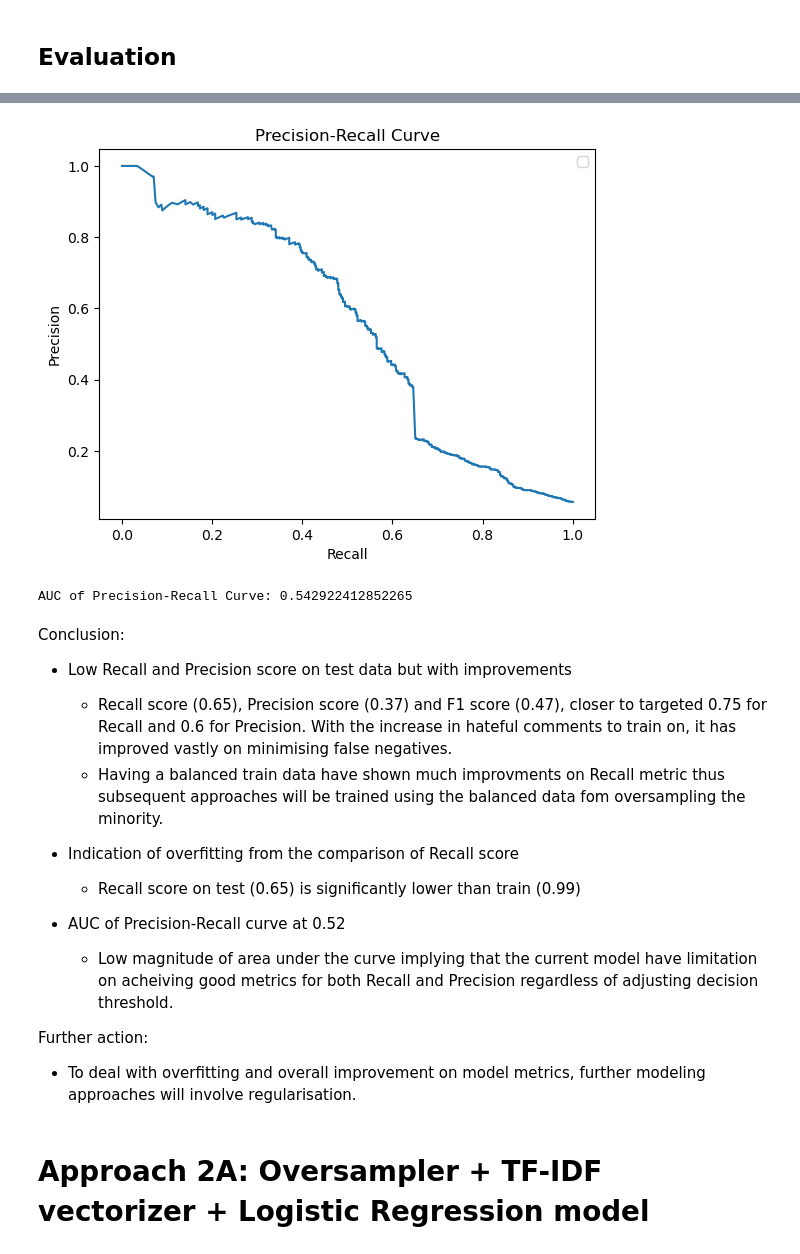
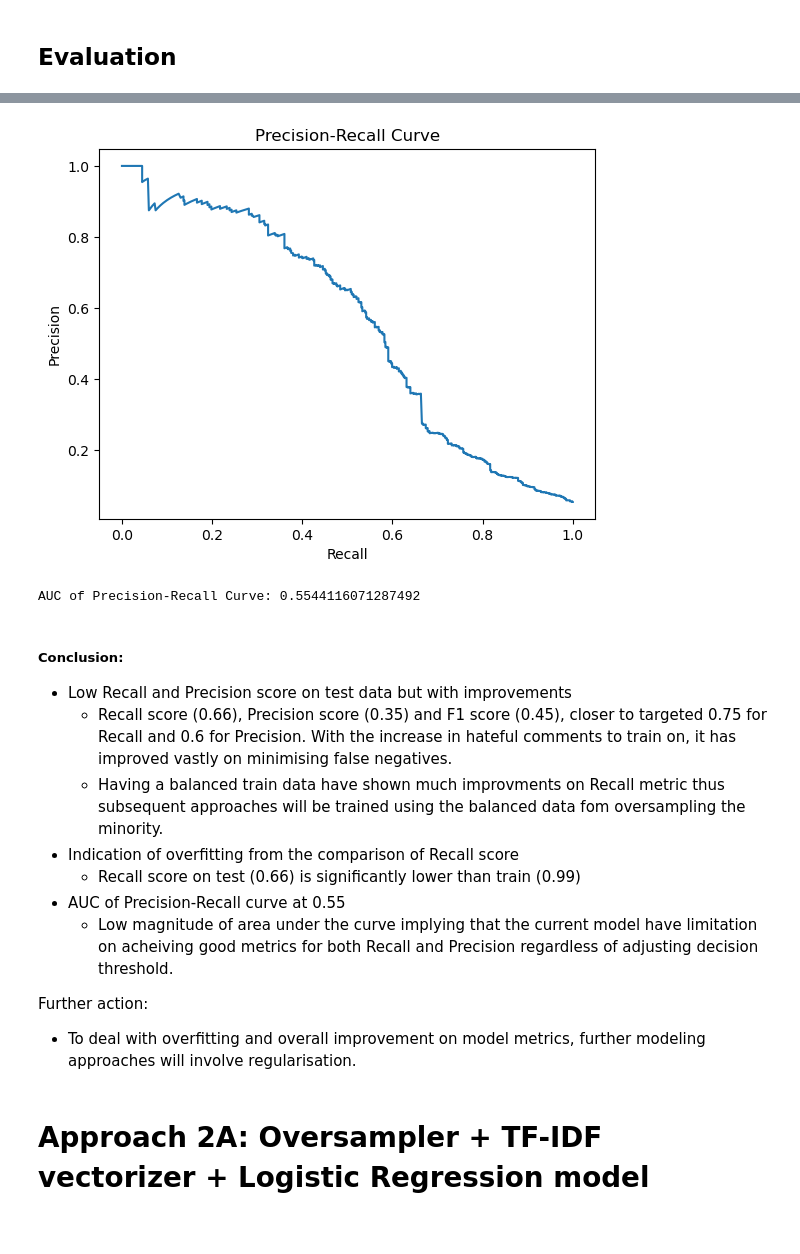
Before and after one commit to nichyuen/Projects, a Jupyter notebook: Proj03_NLP_Classification_toxic_comments/02_Modeling.ipynb, the cells around one changed output, grey strips where cells are left out. Drawn from its saved outputs; the diff is of its cells as text; code cells hidden in the pictures.

```diff
--- a/Proj03_NLP_Classification_toxic_comments/02_Modeling.ipynb
+++ b/Proj03_NLP_Classification_toxic_comments/02_Modeling.ipynb
@@ -17,7 +17,7 @@ from sklearn.ensemble import RandomForestClassifier
 from sklearn.metrics import confusion_matrix, ConfusionMatrixDisplay, make_scorer, recall_score, precision_recall_curve, auc
 # %%
 #Importing dataframe
-working_df=pd.read_csv('data/Modeling01/working_df.csv')
+working_df=pd.read_csv('data/Modeling/working_df.csv')
 # %%
 working_df.dropna(axis=0,inplace=True)
 # %% [markdown]
@@ -261,31 +261,31 @@ Accuracy score: 0.9217
 # %%
 #Compute precision and recall for different thresholds
 y_pred_proba = gs1B.best_estimator_.predict_proba(X_test)[:, 1]
 precision, recall, thresholds = precision_recall_curve(y_test, y_pred_proba)
 
 #Plot the PR curve
 plt.plot(recall, precision)
 plt.title('Precision-Recall Curve')
 plt.xlabel('Recall')
 plt.ylabel('Precision')
-plt.legend()
 plt.show()
 
 #Computing Area under curve
 auc_PR=auc(recall, precision)
 print(f'AUC of Precision-Recall Curve: {auc_PR}')
 # %% [output]
-[figure, old version]
+[figure, new version]
-AUC of Precision-Recall Curve: 0.542922412852265
+AUC of Precision-Recall Curve: 0.5544116071287492
 # %% [markdown]
-Conclusion:
+##### Conclusion:
 - Low Recall and Precision score on test data but with improvements
-    - Recall score (0.65), Precision score (0.37) and F1 score (0.47), closer to targeted 0.75 for Recall and 0.6 for Precision. With the increase in hateful comments to train on, it has improved vastly on minimising false negatives.
+    - Recall score (0.66), Precision score (0.35) and F1 score (0.45), closer to targeted 0.75 for Recall and 0.6 for Precision. With the increase in hateful comments to train on, it has improved vastly on minimising false negatives.
     - Having a balanced train data have shown much improvments on Recall metric thus subsequent approaches will be trained using the balanced data fom oversampling the minority.
+<br></br>
 - Indication of overfitting from the comparison of Recall score
-    - Recall score on test (0.65) is significantly lower than train (0.99)
-
-- AUC of Precision-Recall curve at 0.52
+    - Recall score on test (0.66) is significantly lower than train (0.99)
+<br></br>
+- AUC of Precision-Recall curve at 0.55
     - Low magnitude of area under the curve implying that the current model have limitation on acheiving good metrics for both Recall and Precision regardless of adjusting decision threshold.
 
 
```
Also changed, not shown: parts of 18 cells of this notebook, 1 other file.
